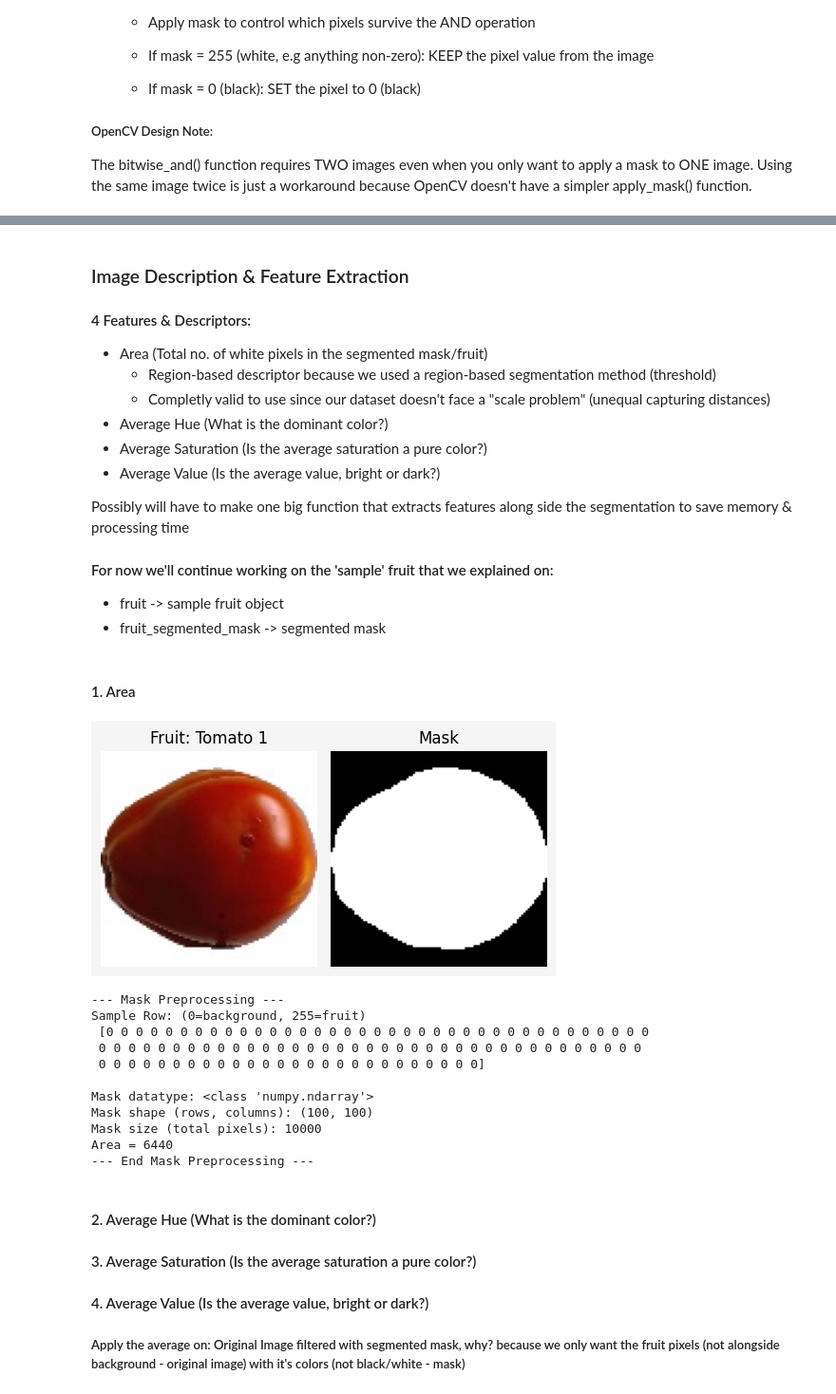
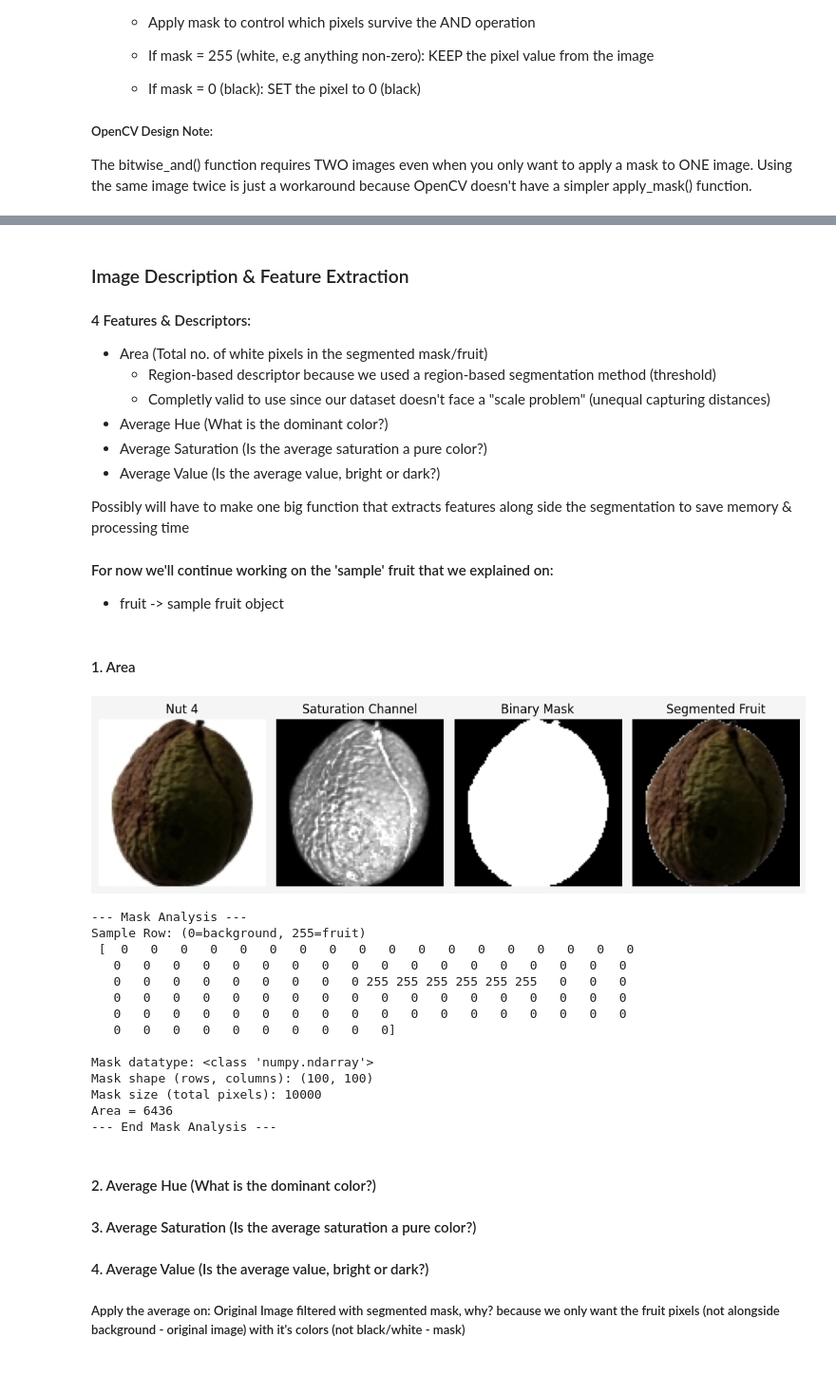
Before and after one commit to mohamedelziat50/Fruit-Recognition-MIU, a Jupyter notebook: Fruit_Recognition.ipynb, the cells around one changed output, grey strips where cells are left out. Shown at 95% size. Saved outputs shown, nothing was run; the diff lists cells and outputs as text; code cells hidden in the pictures.

```diff
--- a/Fruit_Recognition.ipynb
+++ b/Fruit_Recognition.ipynb
@@ -155,7 +155,7 @@ plt.show()
 # We want the nuts image for now
 fruit = None
 for i, the_fruit in enumerate(fruits):
-    if the_fruit.label == "Tomato 1":
+    if the_fruit.label == "Nut 4":
         fruit = fruits[i]
         break
 
@@ -453,55 +468,45 @@ Possibly will have to make one big function that extracts features along side th
 
 #### For now we'll continue working on the 'sample' fruit that we explained on:
 - fruit -> sample fruit object
-- fruit_segmented_mask -> segmented mask
 # %% [markdown]
 #### 1. Area
 # %%
-# Showcase fruit & mask using matplotlib
-plt.figure(figsize=(5, 5), facecolor="whitesmoke")
+# Segement the fruit & get it's channels if needed aswell
+hue, saturation, value, segmented_mask = segment_fruit(fruit)
 
-# Fruit
-plt.subplot(1, 2, 1)
-plt.imshow(cv.cvtColor(fruit.image, cv.COLOR_BGR2RGB))
-plt.title(f"Fruit: {fruit.label}")
-plt.axis('off')
-
-# Mask
-plt.subplot(1, 2, 2)
-plt.imshow(fruit_segmented_mask, cmap='gray') # Show the colormap/intensities as a grayscale image
-plt.title("Mask")
-plt.axis('off')
-
-plt.tight_layout()
-plt.show()
+# Then visualize the segmentation through matplotlib
+visualize_segmentation(fruit, saturation, segmented_mask)
 
 # Analyze the mask & adjust!
-print("\n--- Mask Preprocessing ---")
+print("\n--- Mask Analysis ---")
 
 # Display a sample row (1st row)
-print("Sample Row: (0=background, 255=fruit)\n", fruit_segmented_mask[0])
+print("Sample Row: (0=background, 255=fruit)\n", segmented_mask[0])
 
-print("\nMask datatype:", type(fruit_segmented_mask)) # Numpy Array
-print("Mask shape (rows, columns):", fruit_segmented_mask.shape) # It's a 2D Array
-print("Mask size (total pixels):", fruit_segmented_mask.size)
+print("\nMask datatype:", type(segmented_mask)) # Numpy Array
+print("Mask shape (rows, columns):", segmented_mask.shape) # It's a 2D Array
+print("Mask size (total pixels):", segmented_mask.size)
 
 # Count the total no. of segmented pixels only (255)
-area = np.count_nonzero(fruit_segmented_mask) # Counts True values
+area = np.count_nonzero(segmented_mask) # Counts True values
 print("Area =", area)
-print("--- End Mask Preprocessing ---")
+print("--- End Mask Analysis ---")
 # %% [output]
-[figure, old version]
+[figure, new version]
---- Mask Preprocessing ---
+--- Mask Analysis ---
 Sample Row: (0=background, 255=fruit)
- [0 0 0 0 0 0 0 0 0 0 0 0 0 0 0 0 0 0 0 0 0 0 0 0 0 0 0 0 0 0 0 0 0 0 0 0 0
- 0 0 0 0 0 0 0 0 0 0 0 0 0 0 0 0 0 0 0 0 0 0 0 0 0 0 0 0 0 0 0 0 0 0 0 0 0
- 0 0 0 0 0 0 0 0 0 0 0 0 0 0 0 0 0 0 0 0 0 0 0 0 0 0]
+ [  0   0   0   0   0   0   0   0   0   0   0   0   0   0   0   0   0   0
+   0   0   0   0   0   0   0   0   0   0   0   0   0   0   0   0   0   0
+   0   0   0   0   0   0   0   0   0 255 255 255 255 255 255   0   0   0
+   0   0   0   0   0   0   0   0   0   0   0   0   0   0   0   0   0   0
+   0   0   0   0   0   0   0   0   0   0   0   0   0   0   0   0   0   0
+   0   0   0   0   0   0   0   0   0   0]
 
 Mask datatype: <class 'numpy.ndarray'>
 Mask shape (rows, columns): (100, 100)
 Mask size (total pixels): 10000
-Area = 6440
---- End Mask Preprocessing ---
+Area = 6436
+--- End Mask Analysis ---
 # %% [markdown]
 #### 2. Average Hue (What is the dominant color?)
 
```
Also changed, not shown: parts of 14 cells of this notebook.
